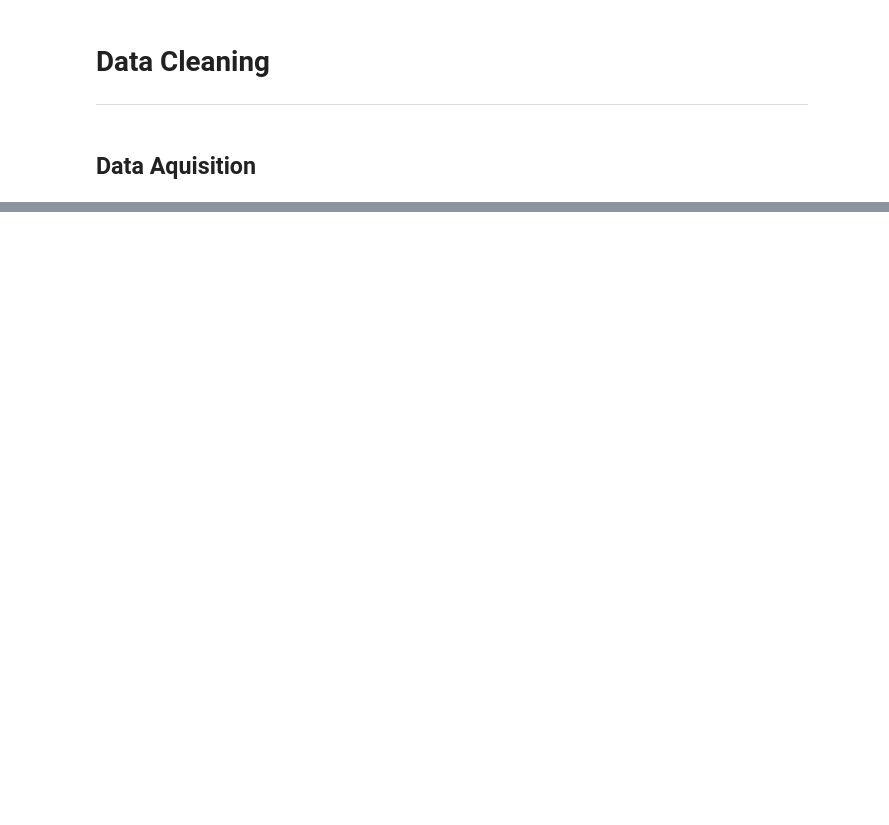
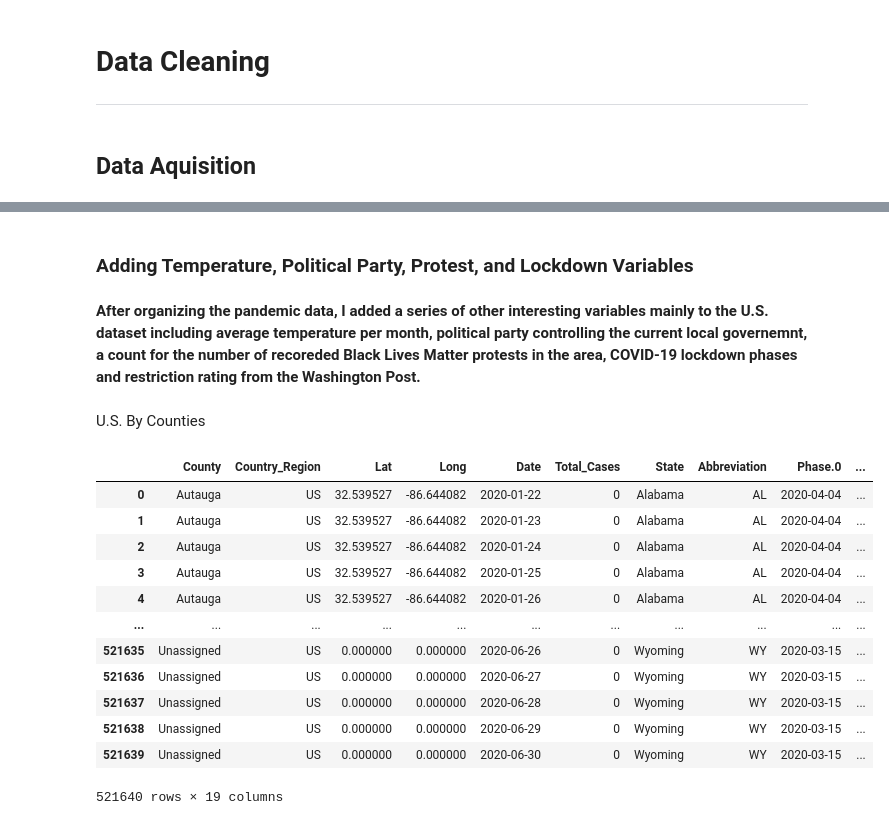
Before and after one commit to ander428/JohnHopkins_COVID-19, a Jupyter notebook: src/data_cleaning.ipynb, the cells around one changed output, grey strips where cells are left out. Drawn from its saved outputs; the diff is of its cells as text; code cells hidden in the pictures; blank space fills up the shorter version.

```diff
--- a/src/data_cleaning.ipynb
+++ b/src/data_cleaning.ipynb
@@ -117,0 +178,4 @@ cases_total.to_csv("../data/pandemic/covid_19_time_series_all.csv")
+# %% [markdown]
+### Adding Temperature, Political Party, Protest, and Lockdown Variables
+# %% [markdown]
+**After organizing the pandemic data, I added a series of other interesting variables mainly to the U.S. dataset including average temperature per month, political party controlling the current local governemnt, a count for the number of recoreded Black Lives Matter protests in the area, COVID-19 lockdown phases and restriction rating from the Washington Post.**
@@ -117,0 +184,6 @@ cases_total.to_csv("../data/pandemic/covid_19_time_series_all.csv")
+# %%
+phases = pd.read_csv("../data/pandemic/WP_phases_6.30.20.csv")
+for i in range(4):
+    phases[f'Phase.{i}'] = pd.to_datetime(phases[f'Phase.{i}'], cache=True)
+
+cases_US = cases_US.merge(phases, left_on='Province_State', right_on='State')
@@ -117,0 +212,3 @@ cases_total.to_csv("../data/pandemic/covid_19_time_series_all.csv")
+# %%
+fips_US['County_FIPS'] = fips_US['FIPS'].str.slice(-3)
+cases_US = cases_US.merge(fips_US)
@@ -117,0 +256,51 @@ cases_total.to_csv("../data/pandemic/covid_19_time_series_all.csv")
+# %%
+BLM_global = pd.read_csv('../data/protests/BLMProtestsCount.csv').iloc[:,1:]
+BLM_global = BLM_global.rename({'Value.properties.Country': 'Country_Region',
+                                'Region': 'Province_State', 'Count': 'Protest_Count',
+                                'State': 'Abbreviation'}, axis=1)
+
+# Data Cleaning
+BLM_global = BLM_global[BLM_global['Province_State'].notnull()] # only compare region specific
+BLM_global.loc[BLM_global['Country_Region'] == 'USA', 'Country_Region'] = 'US'
+BLM_global['Province_State'] = BLM_global['Province_State'].str.replace(' County', '')
+BLM_global['Province_State'] = BLM_global['Province_State'].str.replace(' Parish', '')
+BLM_global.loc[BLM_global['Province_State'] == 'Baltimore city', 'Province_State'] = 'Baltimore City'
+BLM_global = BLM_global[BLM_global['Country_Region'].isin(highlighted_countries)]
+
+BLM_US = BLM_global[BLM_global['Country_Region'] == 'US']
+BLM_US = BLM_US.rename({'Province_State': 'County', 'State': 'Abbreviation'}, axis=1)
+
+# US Protests
+temp = pd.merge(cases_US, BLM_US, how='left')
+temp.loc[temp['Protest_Count'].isnull(), 'Protest_Count'] = 0
+temp['Protest_Count'] = temp['Protest_Count'].astype('int32')
+cases_US = temp
+
+# Generalize Gobal by Province/Region
+States = cases_US[['State', 'Abbreviation']].groupby(["State", "Abbreviation"]).max().reset_index()
+
+BLM_US = BLM_US.merge(States)
+BLM_US = BLM_US.rename({'State': 'Province_State'},axis=1).drop('County', axis=1)
+BLM_US = BLM_US.groupby(['Province_State', 'Country_Region', 'Abbreviation']).sum().reset_index()
+
+BLM_total = BLM_global[BLM_global['Country_Region'] != 'US']
+BLM_total = pd.concat([BLM_US, BLM_total]).reset_index().drop('index', axis=1)
+cases_total = cases_total.merge(BLM_total, how='left')
+# %%
+display(HTML("<p style='font-size: 15px'>U.S. By Counties</p>"))
+cases_US
+# %% [output]
+U.S. By Counties
+|  | County | Country_Region | Lat | Long | Date | Total_Cases | State | Abbreviation | Phase.0 | ... |
+| 0 | Autauga | US | 32.539527 | -86.644082 | 2020-01-22 | 0 | Alabama | AL | 2020-04-04 | ... |
+| 1 | Autauga | US | 32.539527 | -86.644082 | 2020-01-23 | 0 | Alabama | AL | 2020-04-04 | ... |
+| 2 | Autauga | US | 32.539527 | -86.644082 | 2020-01-24 | 0 | Alabama | AL | 2020-04-04 | ... |
+| 3 | Autauga | US | 32.539527 | -86.644082 | 2020-01-25 | 0 | Alabama | AL | 2020-04-04 | ... |
+| 4 | Autauga | US | 32.539527 | -86.644082 | 2020-01-26 | 0 | Alabama | AL | 2020-04-04 | ... |
+| ... | ... | ... | ... | ... | ... | ... | ... | ... | ... | ... |
+| 521635 | Unassigned | US | 0.000000 | 0.000000 | 2020-06-26 | 0 | Wyoming | WY | 2020-03-15 | ... |
+| 521636 | Unassigned | US | 0.000000 | 0.000000 | 2020-06-27 | 0 | Wyoming | WY | 2020-03-15 | ... |
+| 521637 | Unassigned | US | 0.000000 | 0.000000 | 2020-06-28 | 0 | Wyoming | WY | 2020-03-15 | ... |
+| 521638 | Unassigned | US | 0.000000 | 0.000000 | 2020-06-29 | 0 | Wyoming | WY | 2020-03-15 | ... |
+| 521639 | Unassigned | US | 0.000000 | 0.000000 | 2020-06-30 | 0 | Wyoming | WY | 2020-03-15 | ... |
+521640 rows × 19 columns
```
Also changed, not shown: parts of 38 cells of this notebook, 24 other files.
